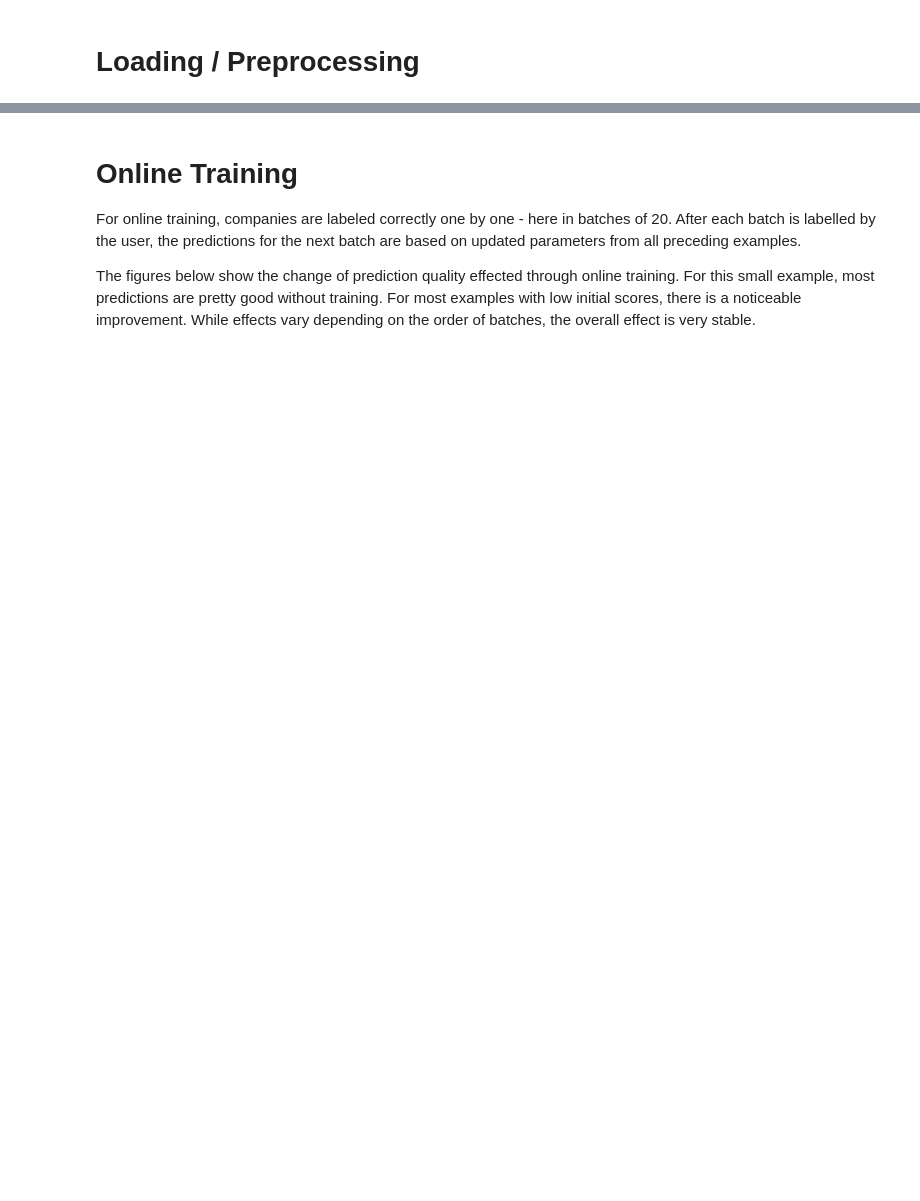
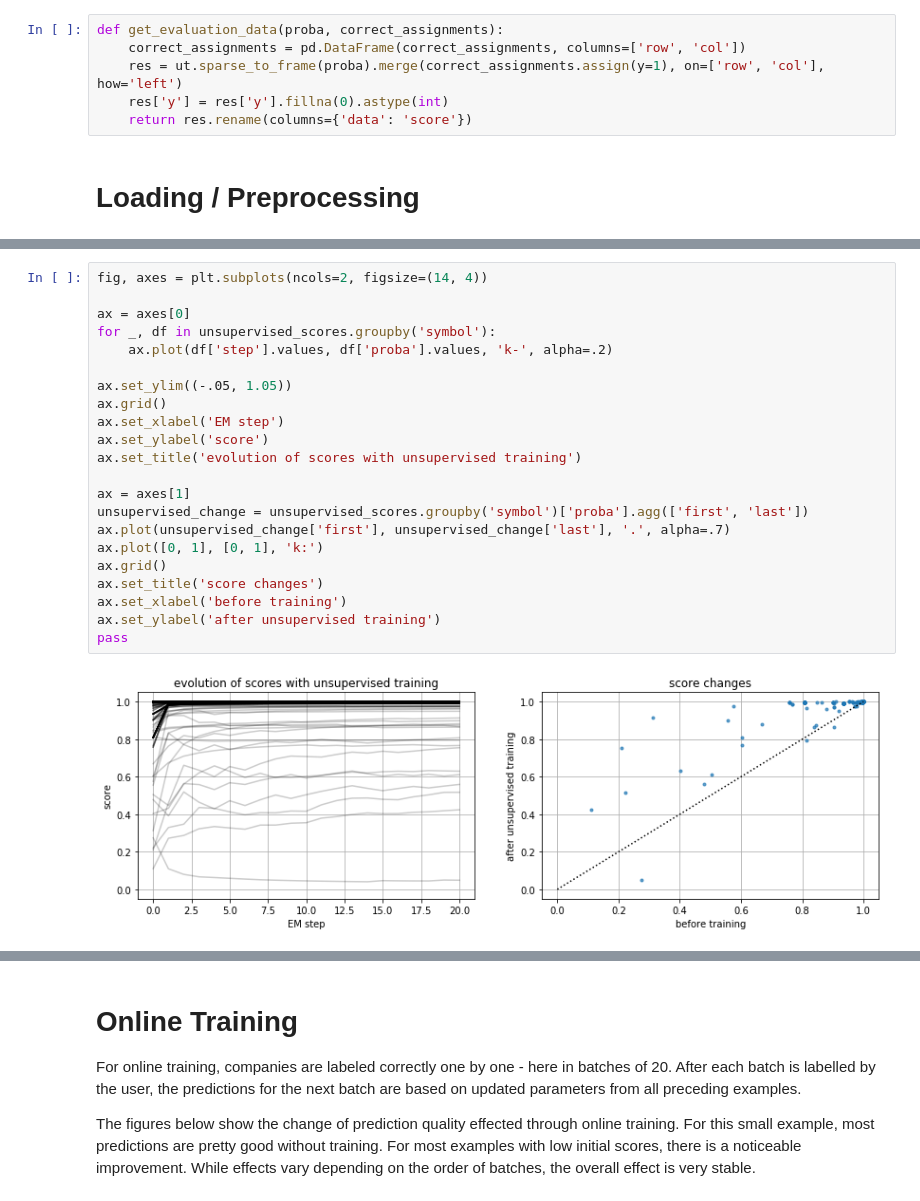
Before and after one commit to mossadnik/probabilistic-tf-idf, a Jupyter notebook: notebooks/examples.ipynb, the cells around one changed output, grey strips where cells are left out. Cells and saved outputs as stored; diff of their text form; blank space fills up the shorter version.

```diff
--- a/notebooks/examples.ipynb
+++ b/notebooks/examples.ipynb
@@ -59,3 +22,9 @@ def get_evaluation_data(proba, correct_assignments):
+# %%
+def get_evaluation_data(proba, correct_assignments):
+    correct_assignments = pd.DataFrame(correct_assignments, columns=['row', 'col'])
+    res = ut.sparse_to_frame(proba).merge(correct_assignments.assign(y=1), on=['row', 'col'], how='left')
+    res['y'] = res['y'].fillna(0).astype(int)
+    return res.rename(columns={'data': 'score'})
 # %% [markdown]
 # Loading / Preprocessing
 # %%
@@ -81,0 +119,24 @@ vocabulary_inv = {v: k for k, v in vec.vocabulary_.items()}
+# %%
+fig, axes = plt.subplots(ncols=2, figsize=(14, 4))
+
+ax = axes[0]
+for _, df in unsupervised_scores.groupby('symbol'):
+    ax.plot(df['step'].values, df['proba'].values, 'k-', alpha=.2)
+
+ax.set_ylim((-.05, 1.05))
+ax.grid()
+ax.set_xlabel('EM step')
+ax.set_ylabel('score')
+ax.set_title('evolution of scores with unsupervised training')
+
+ax = axes[1]
+unsupervised_change = unsupervised_scores.groupby('symbol')['proba'].agg(['first', 'last'])
+ax.plot(unsupervised_change['first'], unsupervised_change['last'], '.', alpha=.7)
+ax.plot([0, 1], [0, 1], 'k:')
+ax.grid()
+ax.set_title('score changes')
+ax.set_xlabel('before training')
+ax.set_ylabel('after unsupervised training')
+pass
+# %% [output]
+[figure, added]
```
Also changed, not shown: parts of 15 cells of this notebook, 9 other files.
